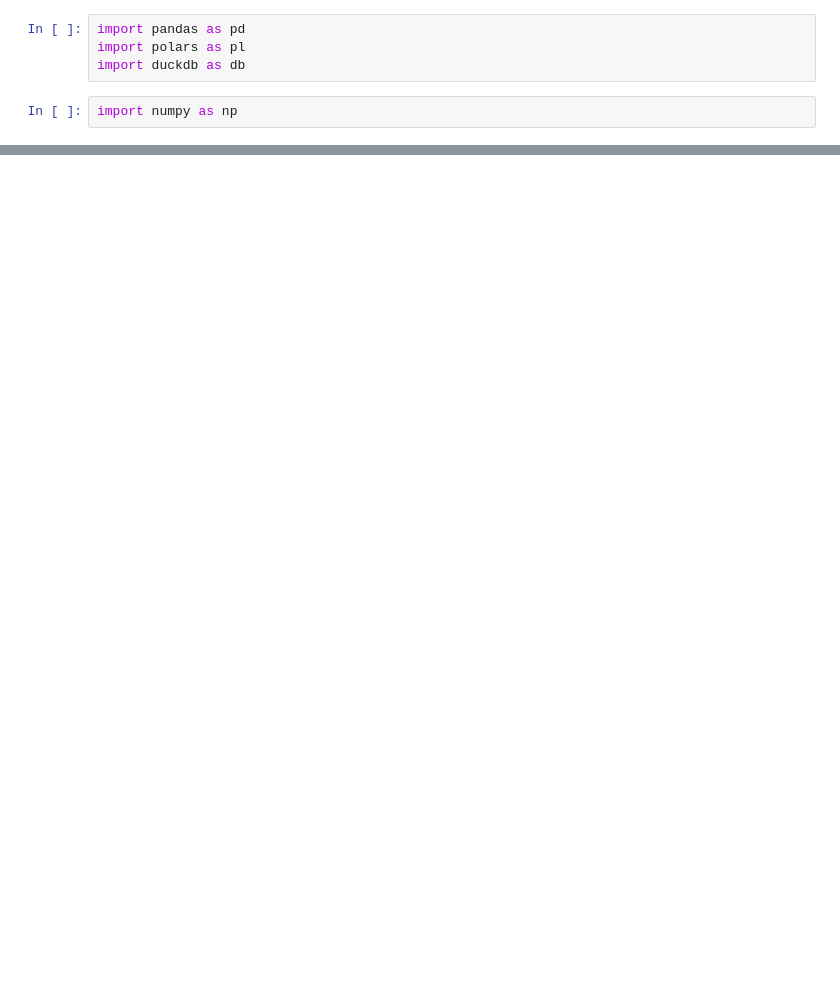
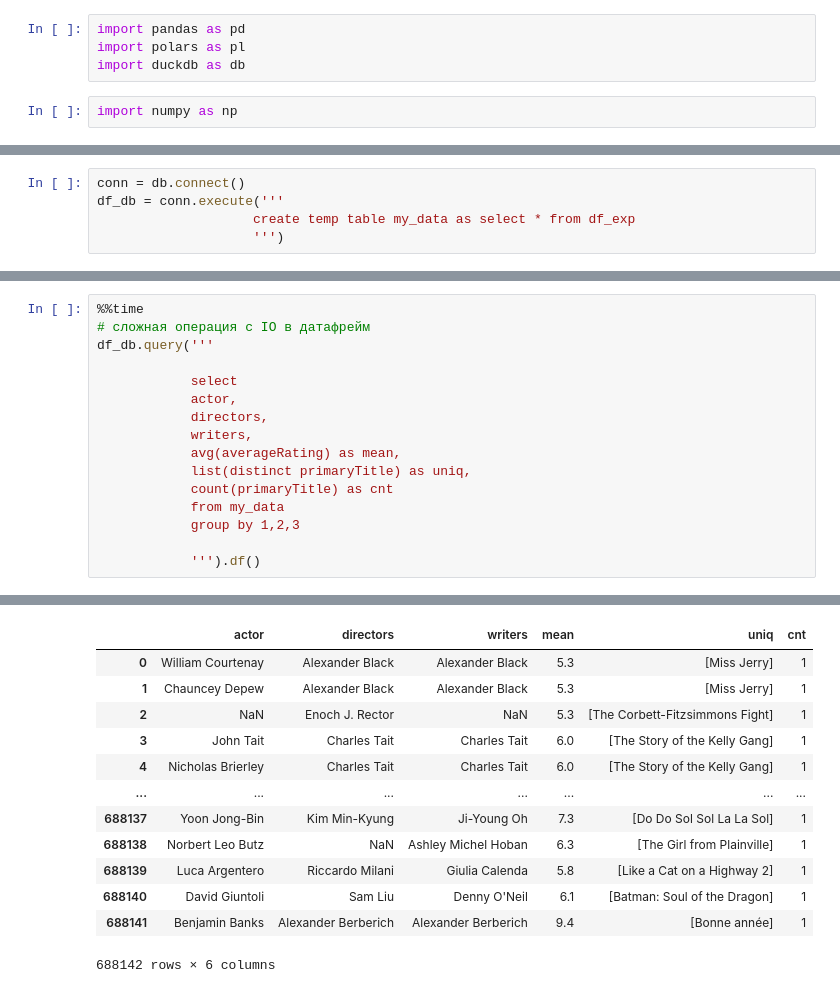
Before and after one commit to charubaiel/workshops, a Jupyter notebook: AwesomeArrow/speedtest.ipynb, the cells around one changed output, grey strips where cells are left out. Cells and saved outputs as stored; diff of their text form; blank space fills up the shorter version.

```diff
--- a/AwesomeArrow/speedtest.ipynb
+++ b/AwesomeArrow/speedtest.ipynb
@@ -82,0 +103,5 @@ df_db.query('''
+# %%
+conn = db.connect()
+df_db = conn.execute('''
+                    create temp table my_data as select * from df_exp
+                    ''')
@@ -82,0 +177,17 @@ df_db.query('''
+# %%
+%%time
+# сложная операция с IO в датафрейм
+df_db.query('''
+
+            select
+            actor,
+            directors,
+            writers,
+            avg(averageRating) as mean,
+            list(distinct primaryTitle) as uniq,
+            count(primaryTitle) as cnt
+            from my_data
+            group by 1,2,3
+
+            ''').df()
+# %% [output]
@@ -82,0 +196,13 @@ df_db.query('''
+|  | actor | directors | writers | mean | uniq | cnt |
+| 0 | William Courtenay | Alexander Black | Alexander Black | 5.3 | [Miss Jerry] | 1 |
+| 1 | Chauncey Depew | Alexander Black | Alexander Black | 5.3 | [Miss Jerry] | 1 |
+| 2 | NaN | Enoch J. Rector | NaN | 5.3 | [The Corbett-Fitzsimmons Fight] | 1 |
+| 3 | John Tait | Charles Tait | Charles Tait | 6.0 | [The Story of the Kelly Gang] | 1 |
+| 4 | Nicholas Brierley | Charles Tait | Charles Tait | 6.0 | [The Story of the Kelly Gang] | 1 |
+| ... | ... | ... | ... | ... | ... | ... |
+| 688137 | Yoon Jong-Bin | Kim Min-Kyung | Ji-Young Oh | 7.3 | [Do Do Sol Sol La La Sol] | 1 |
+| 688138 | Norbert Leo Butz | NaN | Ashley Michel Hoban | 6.3 | [The Girl from Plainville] | 1 |
+| 688139 | Luca Argentero | Riccardo Milani | Giulia Calenda | 5.8 | [Like a Cat on a Highway 2] | 1 |
+| 688140 | David Giuntoli | Sam Liu | Denny O'Neil | 6.1 | [Batman: Soul of the Dragon] | 1 |
+| 688141 | Benjamin Banks | Alexander Berberich | Alexander Berberich | 9.4 | [Bonne année] | 1 |
+688142 rows × 6 columns
```
Also changed, not shown: parts of 41 cells of this notebook.
